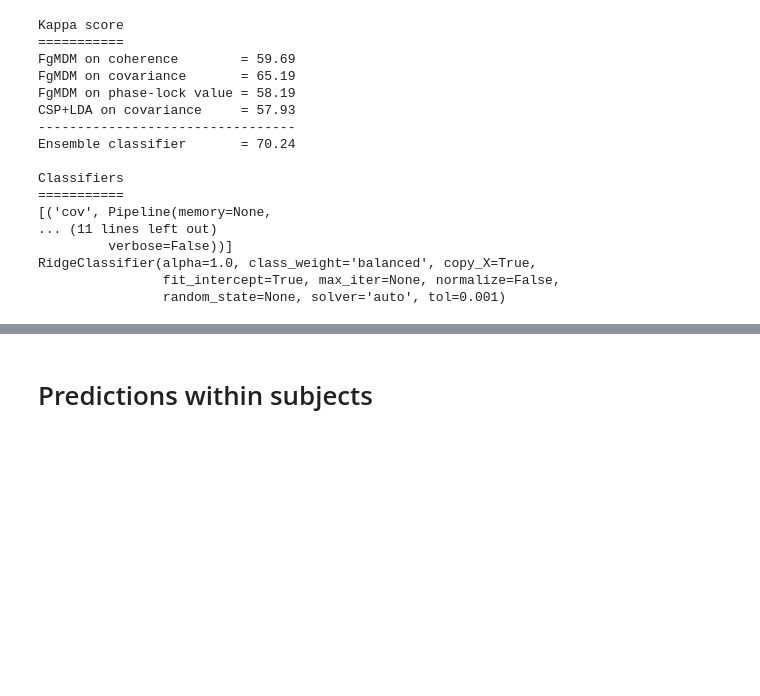
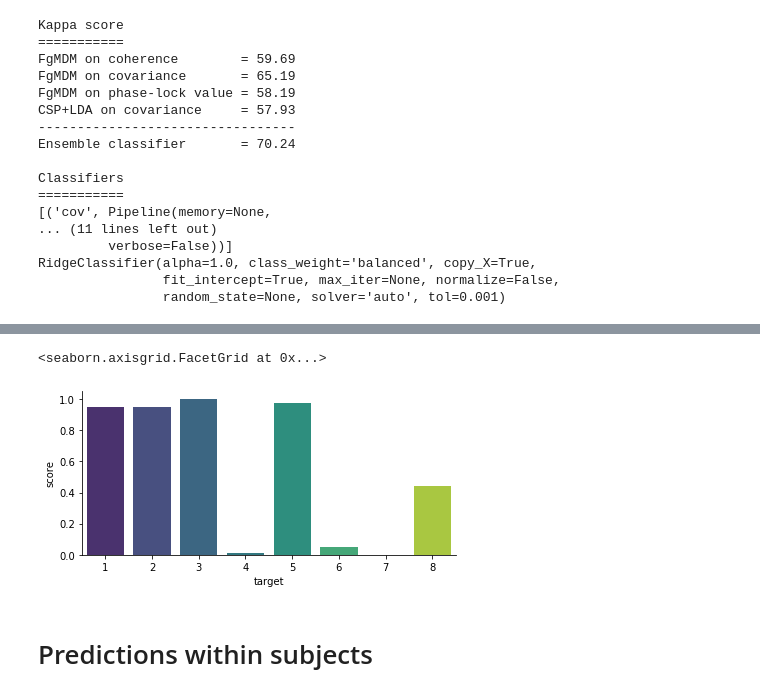
Before and after one commit to sylvchev/wcci-rgcon, a Jupyter notebook: functional_connectivity-ensemble.ipynb, the cells around one changed output, grey strips where cells are left out. Cells and saved outputs as stored; diff of their text form; code cells hidden in the pictures; blank space fills up the shorter version.

```diff
--- a/functional_connectivity-ensemble.ipynb
+++ b/functional_connectivity-ensemble.ipynb
@@ -585,3 +724,24 @@ RidgeClassifier(alpha=1.0, class_weight='balanced', copy_X=True,
+# %%
+all_res = []
+
+for target in trange(8):
+    best = np.argmin(np.array([distance(cross_subj[source]['mean'],
+                                        cross_subj[target]['mean'], metric='riemann')
+                               for source in range(8) if source != target]))
+    yens = cross_subj[best]['pipelines']['Ensemble'].predict(cross_subj[target]['X_train'])
+    res = {'source': str(best+1), 'target': str(target+1),
+           'score': cohen_kappa_score(yens, cross_subj[target]['y_train']),
+           'estimator': 'Tranfer'}
+    all_res.append(res)
+df_cross = pd.DataFrame(all_res)
+# %%
+sns.catplot(x='target', y='score',
+            kind="bar", data=df_cross,
+            # data=df_cross[df_cross['estimator'] == 'CSP-LDA'],
+            palette='viridis', height=3, aspect=2)
+# %% [output]
+<seaborn.axisgrid.FacetGrid at 0x...>
+[figure, added]
 # %% [markdown]
 # Predictions within subjects
 # %%
```
Also changed, not shown: parts of 16 cells of this notebook.
